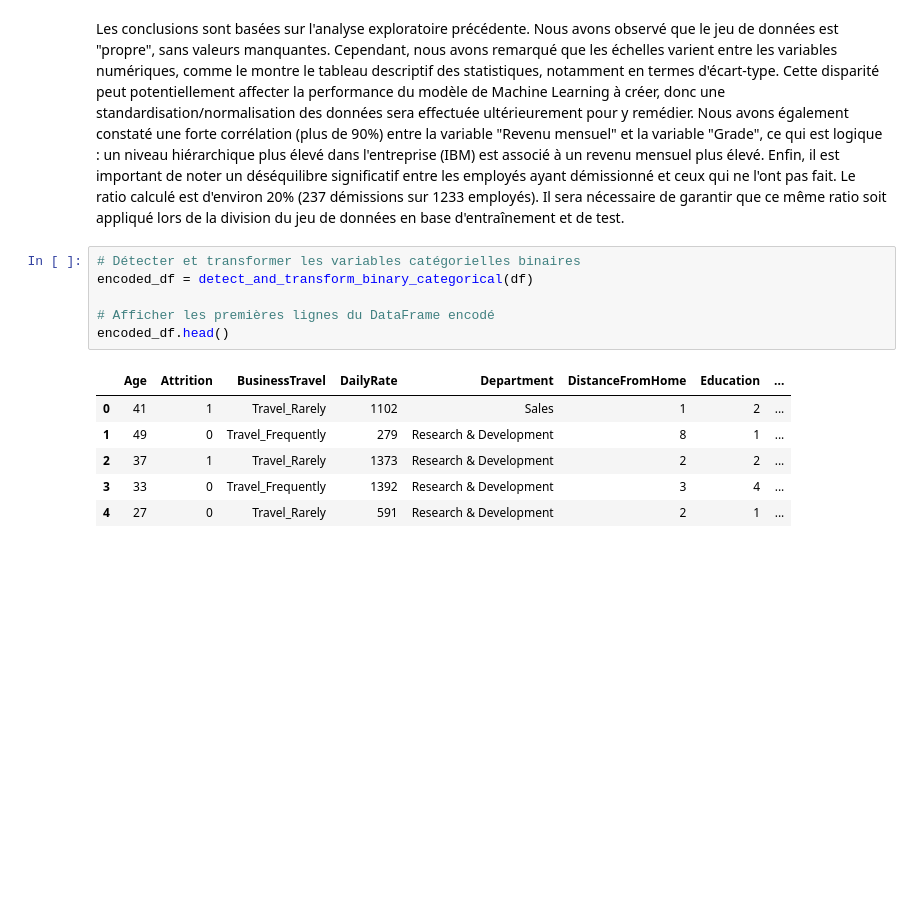
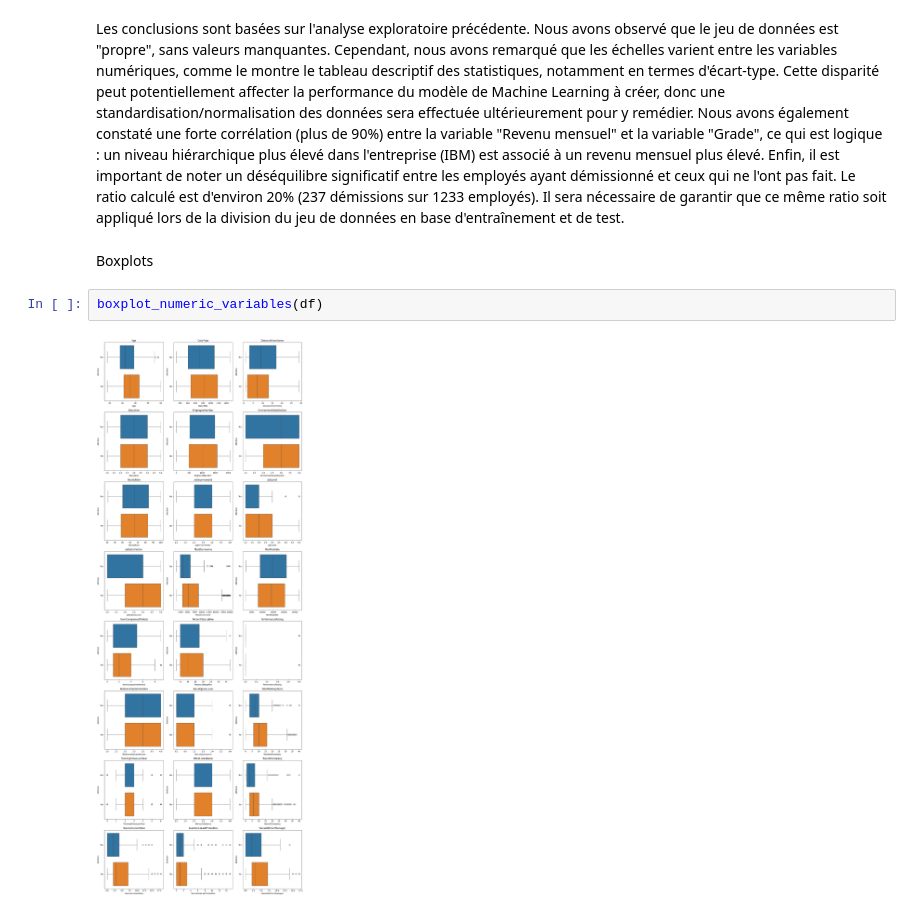
Before and after one commit to guymartial80/Attrition_employes, a Jupyter notebook: Attrition_employees.ipynb, the cells around one changed output. Saved outputs shown, nothing was run; the diff lists cells and outputs as text; blank space fills up the shorter version.

```diff
--- a/Attrition_employees.ipynb
+++ b/Attrition_employees.ipynb
@@ -251,16 +203,9 @@ plot_correlation_matrix(numeric_df)
 [figure]
 # %% [markdown]
 Les conclusions sont basées sur l'analyse exploratoire précédente. Nous avons observé que le jeu de données est "propre", sans valeurs manquantes. Cependant, nous avons remarqué que les échelles varient entre les variables numériques, comme le montre le tableau descriptif des statistiques, notamment en termes d'écart-type. Cette disparité peut potentiellement affecter la performance du modèle de Machine Learning à créer, donc une standardisation/normalisation des données sera effectuée ultérieurement pour y remédier. Nous avons également constaté une forte corrélation (plus de 90%) entre la variable "Revenu mensuel" et la variable "Grade", ce qui est logique : un niveau hiérarchique plus élevé dans l'entreprise (IBM) est associé à un revenu mensuel plus élevé. Enfin, il est important de noter un déséquilibre significatif entre les employés ayant démissionné et ceux qui ne l'ont pas fait. Le ratio calculé est d'environ 20% (237 démissions sur 1233 employés). Il sera nécessaire de garantir que ce même ratio soit appliqué lors de la division du jeu de données en base d'entraînement et de test.
-# %%
-# Détecter et transformer les variables catégorielles binaires
-encoded_df = detect_and_transform_binary_categorical(df)
-
-# Afficher les premières lignes du DataFrame encodé
-encoded_df.head()
-# %% [output]
-|  | Age | Attrition | BusinessTravel | DailyRate | Department | DistanceFromHome | Education | ... |
-| 0 | 41 | 1 | Travel_Rarely | 1102 | Sales | 1 | 2 | ... |
-| 1 | 49 | 0 | Travel_Frequently | 279 | Research & Development | 8 | 1 | ... |
-| 2 | 37 | 1 | Travel_Rarely | 1373 | Research & Development | 2 | 2 | ... |
-| 3 | 33 | 0 | Travel_Frequently | 1392 | Research & Development | 3 | 4 | ... |
-| 4 | 27 | 0 | Travel_Rarely | 591 | Research & Development | 2 | 1 | ... |
+# %% [markdown]
+Boxplots
+# %%
+boxplot_numeric_variables(df)
+# %% [output]
+[figure, added]
```
Also changed, not shown: parts of 44 cells of this notebook, 1 other file.
